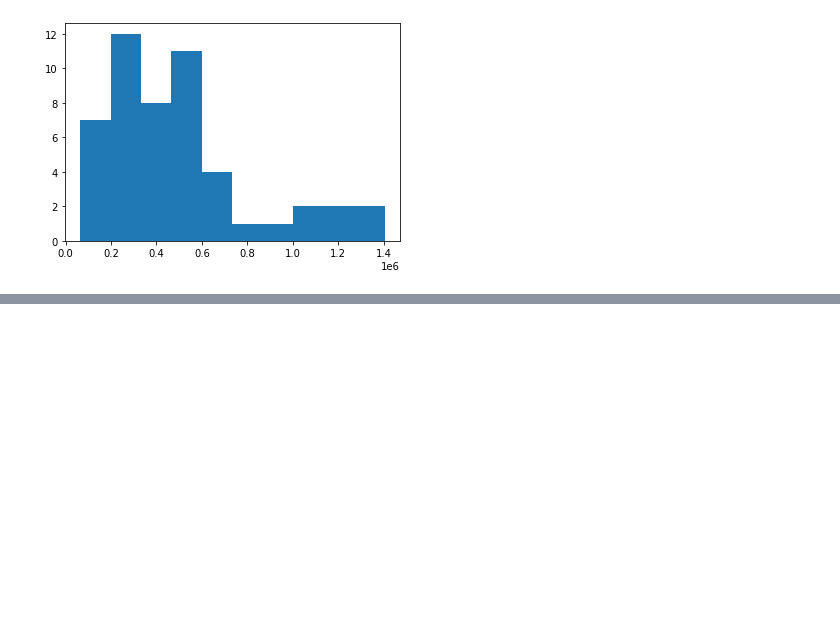
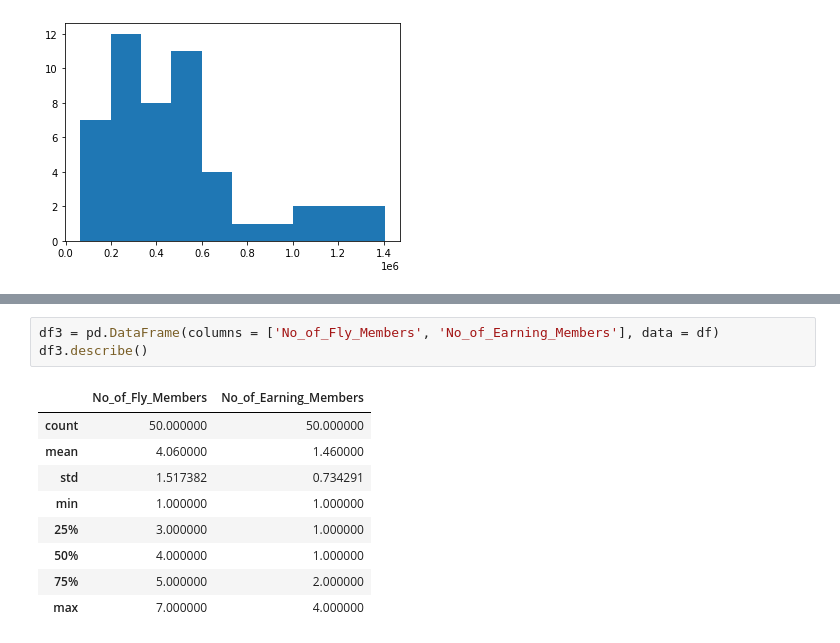
Before and after one commit to NGONGOCHA/HK2-nam1, a Jupyter notebook: Đồ_án_PHÂN_TÍCH_DỮ_LIỆU_BẰNG_PYTHON.ipynb, the cells around one changed output, grey strips where cells are left out. Saved outputs shown, nothing was run; the diff lists cells and outputs as text; blank space fills up the shorter version.

```diff
--- a/Đồ_án_PHÂN_TÍCH_DỮ_LIỆU_BẰNG_PYTHON.ipynb
+++ b/Đồ_án_PHÂN_TÍCH_DỮ_LIỆU_BẰNG_PYTHON.ipynb
@@ -236,0 +210,13 @@ ax.hist(df2['No_of_Earning_Members'])
+# %%
+df3 = pd.DataFrame(columns = ['No_of_Fly_Members', 'No_of_Earning_Members'], data = df)
+df3.describe()
+# %% [output]
+|  | No_of_Fly_Members | No_of_Earning_Members |
+| count | 50.000000 | 50.000000 |
+| mean | 4.060000 | 1.460000 |
+| std | 1.517382 | 0.734291 |
+| min | 1.000000 | 1.000000 |
+| 25% | 3.000000 | 1.000000 |
+| 50% | 4.000000 | 1.000000 |
+| 75% | 5.000000 | 2.000000 |
+| max | 7.000000 | 4.000000 |
```
Also changed, not shown: parts of 26 cells of this notebook.
